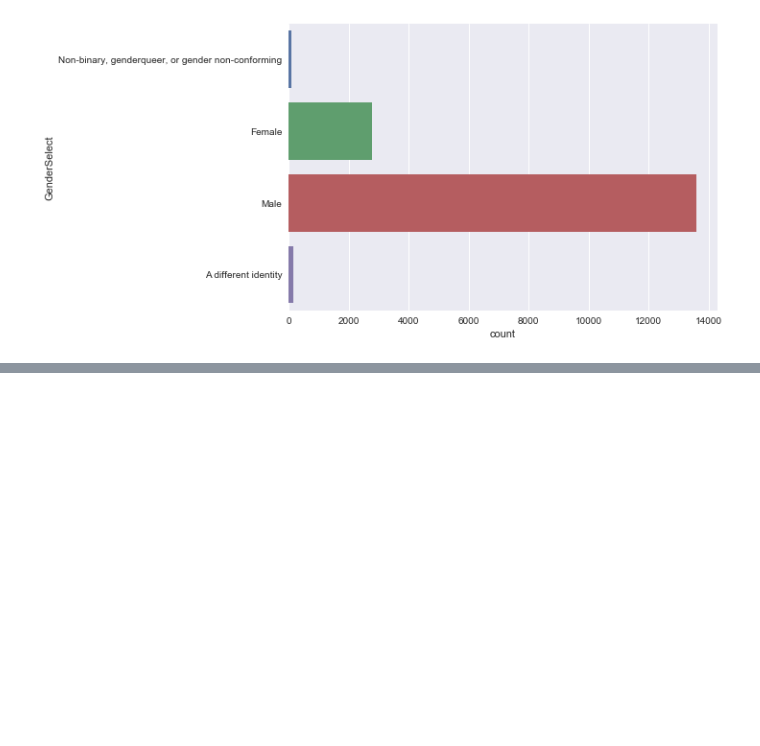
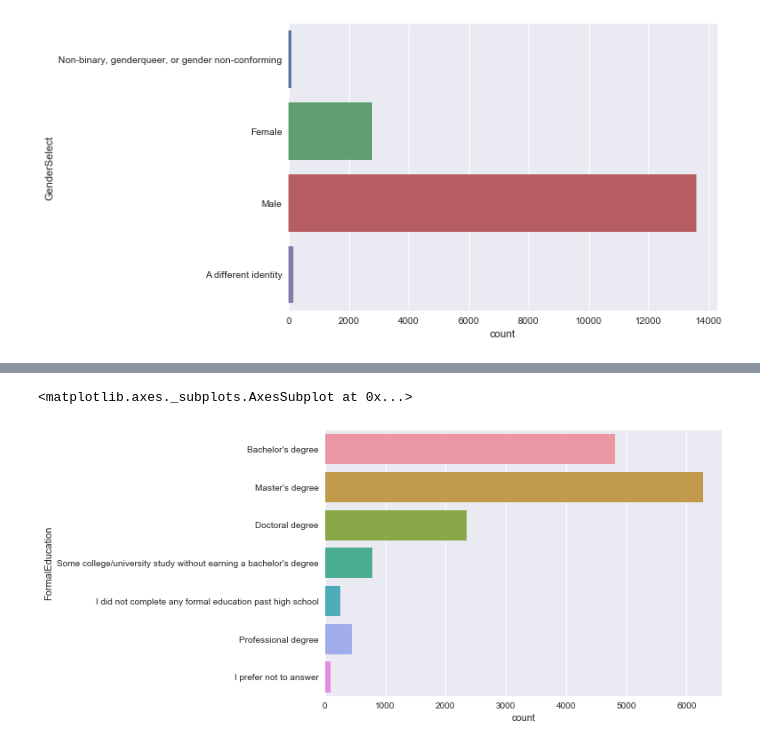
Before and after one commit to ekmst1027/programming-study, a Jupyter notebook: data_science/kaggle_programmers/data_science_faq.ipynb, the cells around one changed output, grey strips where cells are left out. Cells and saved outputs as stored; diff of their text form; code cells hidden in the pictures; blank space fills up the shorter version.

```diff
--- a/data_science/kaggle_programmers/data_science_faq.ipynb
+++ b/data_science/kaggle_programmers/data_science_faq.ipynb
@@ -113,0 +132,5 @@ con_df.head(20)
+# %%
+sns.countplot(y='FormalEducation', data=mcq)
+# %% [output]
+<matplotlib.axes._subplots.AxesSubplot at 0x...>
+[figure, added]
```
Also changed, not shown: parts of 15 cells of this notebook.
